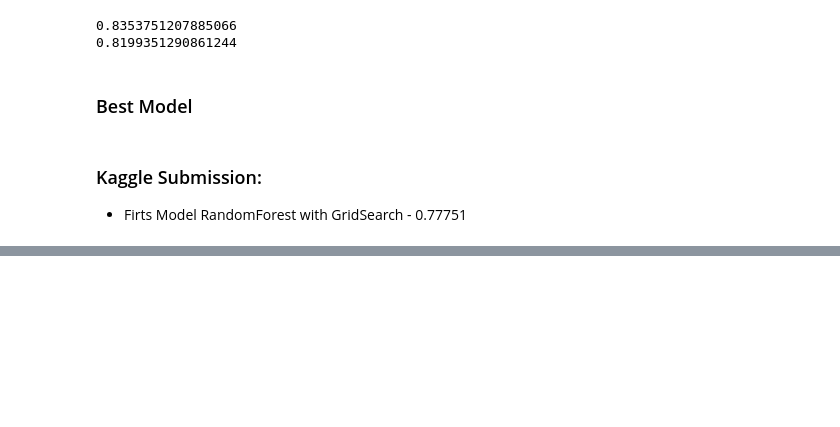
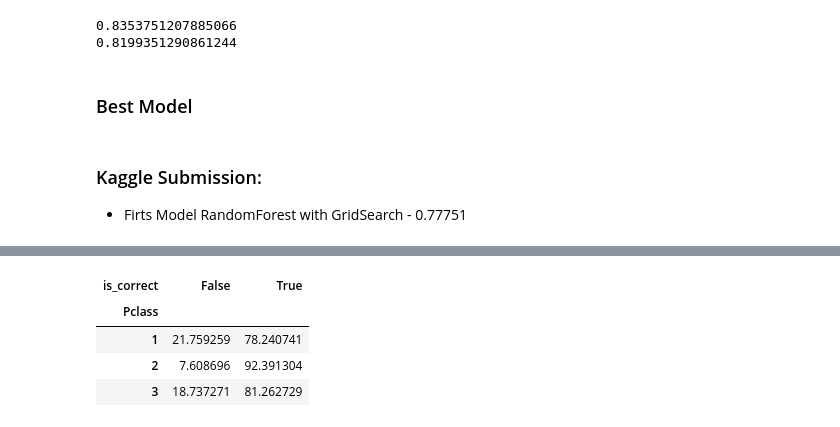
Before and after one commit to xJacoob/MachineLearning, a Jupyter notebook: Titanic/titanic_model.ipynb, the cells around one changed output, grey strips where cells are left out. Drawn from its saved outputs; the diff is of its cells as text; code cells hidden in the pictures; blank space fills up the shorter version.

```diff
--- a/Titanic/titanic_model.ipynb
+++ b/Titanic/titanic_model.ipynb
@@ -242,0 +274,8 @@ submission_data_frame.to_csv("submission.csv", index=False)
+# %%
+pd.crosstab(error_analysis['Pclass'], error_analysis['is_correct'], normalize='index') * 100
+# %% [output]
+| is_correct | False | True |
+| Pclass |  |  |
+| 1 | 21.759259 | 78.240741 |
+| 2 | 7.608696 | 92.391304 |
+| 3 | 18.737271 | 81.262729 |
```
Also changed, not shown: parts of 10 cells of this notebook.
